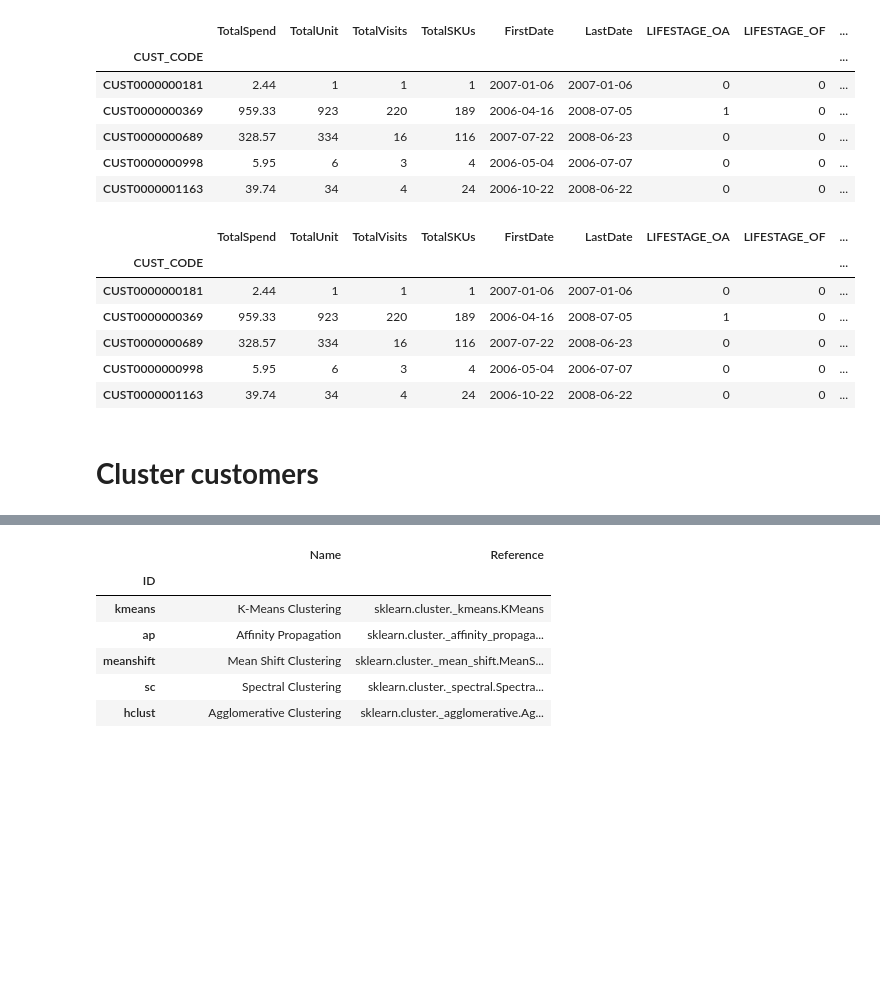
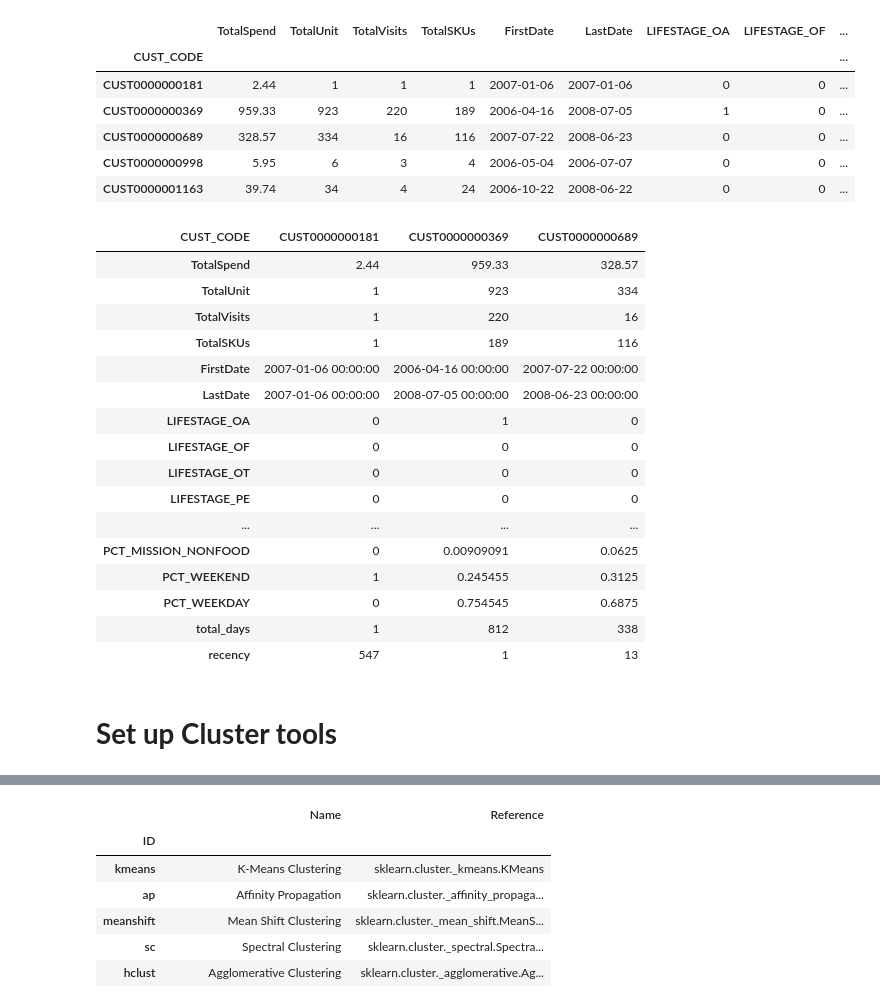
Before and after one commit to taitip-supha/BADS7105_CRM, a Jupyter notebook: 02_CustomerSegment/Customer_Segmentation.ipynb, the cells around one changed output, grey strips where cells are left out. Cells and saved outputs as stored; diff of their text form; code cells hidden in the pictures; blank space fills up the shorter version.

```diff
--- a/02_CustomerSegment/Customer_Segmentation.ipynb
+++ b/02_CustomerSegment/Customer_Segmentation.ipynb
@@ -22,7 +35,7 @@ drive.mount('/content/drive')
 Mounted at /content/drive
 # %%
 #Import data
-df = pd.read_csv('/content/drive/MyDrive/Colab Notebooks/BADS7105/Supermarket Data.csv')
+df = pd.read_csv('/content/drive/MyDrive/Colab Notebooks/BADS7105_CRM/99_Backup/SupermarketData.csv')
 df['SHOP_DATE'] = df['SHOP_DATE'].apply(lambda x: pd.to_datetime(str(x), format='%Y%m%d'))
 display(df.head())
 print(df.info())
@@ -148,16 +165,26 @@ df_cst['recency'] = (max_date - df_cst['LastDate']).dt.days
 ## Drop Columns non use
 df_cst = df_cst.drop(columns=['BASKET_MISSION_Fresh','BASKET_MISSION_Grocery','BASKET_MISSION_Mixed','BASKET_MISSION_Nonfood','SHOP_WEEKEND','SHOP_WEEKDAY'])
 # %%
-df_cst.head(5)
+df_cst.head(3).T
 # %% [output]
-|  | TotalSpend | TotalUnit | TotalVisits | TotalSKUs | FirstDate | LastDate | LIFESTAGE_OA | LIFESTAGE_OF | ... |
-| CUST_CODE |  |  |  |  |  |  |  |  | ... |
-| CUST0000000181 | 2.44 | 1 | 1 | 1 | 2007-01-06 | 2007-01-06 | 0 | 0 | ... |
-| CUST0000000369 | 959.33 | 923 | 220 | 189 | 2006-04-16 | 2008-07-05 | 1 | 0 | ... |
-| CUST0000000689 | 328.57 | 334 | 16 | 116 | 2007-07-22 | 2008-06-23 | 0 | 0 | ... |
-| CUST0000000998 | 5.95 | 6 | 3 | 4 | 2006-05-04 | 2006-07-07 | 0 | 0 | ... |
-| CUST0000001163 | 39.74 | 34 | 4 | 24 | 2006-10-22 | 2008-06-22 | 0 | 0 | ... |
+| CUST_CODE | CUST0000000181 | CUST0000000369 | CUST0000000689 |
+| TotalSpend | 2.44 | 959.33 | 328.57 |
+| TotalUnit | 1 | 923 | 334 |
+| TotalVisits | 1 | 220 | 16 |
+| TotalSKUs | 1 | 189 | 116 |
+| FirstDate | 2007-01-06 00:00:00 | 2006-04-16 00:00:00 | 2007-07-22 00:00:00 |
+| LastDate | 2007-01-06 00:00:00 | 2008-07-05 00:00:00 | 2008-06-23 00:00:00 |
+| LIFESTAGE_OA | 0 | 1 | 0 |
+| LIFESTAGE_OF | 0 | 0 | 0 |
+| LIFESTAGE_OT | 0 | 0 | 0 |
+| LIFESTAGE_PE | 0 | 0 | 0 |
+| ... | ... | ... | ... |
+| PCT_MISSION_NONFOOD | 0 | 0.00909091 | 0.0625 |
+| PCT_WEEKEND | 1 | 0.245455 | 0.3125 |
+| PCT_WEEKDAY | 0 | 0.754545 | 0.6875 |
+| total_days | 1 | 812 | 338 |
+| recency | 547 | 1 | 13 |
 # %% [markdown]
-# **Cluster customers**
+# **Set up Cluster tools**
 # %%
 exp_clu = setup(data=df_cst, ignore_features=['FirstDate','LastDate'], normalize=True)
```
Also changed, not shown: parts of 21 cells of this notebook.
